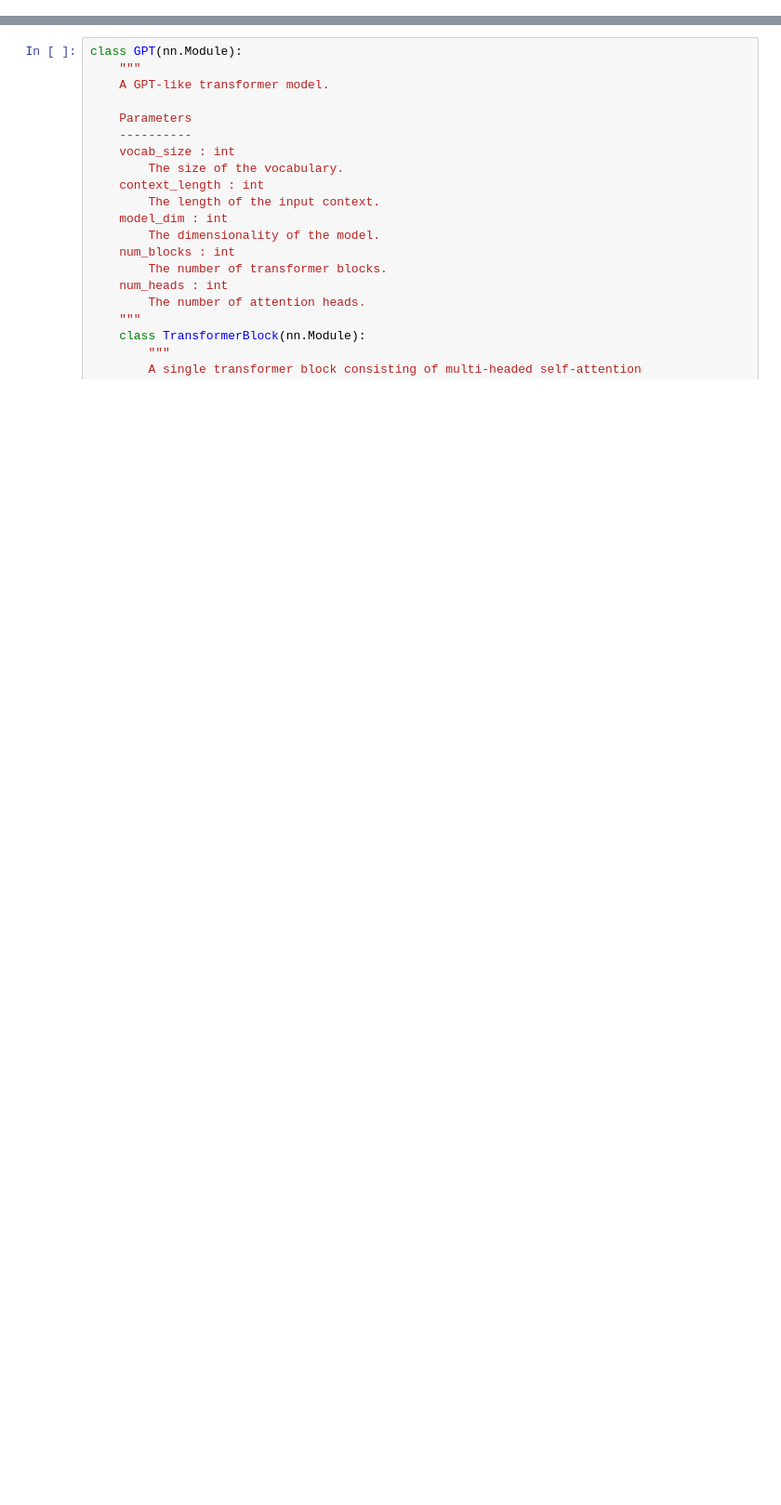
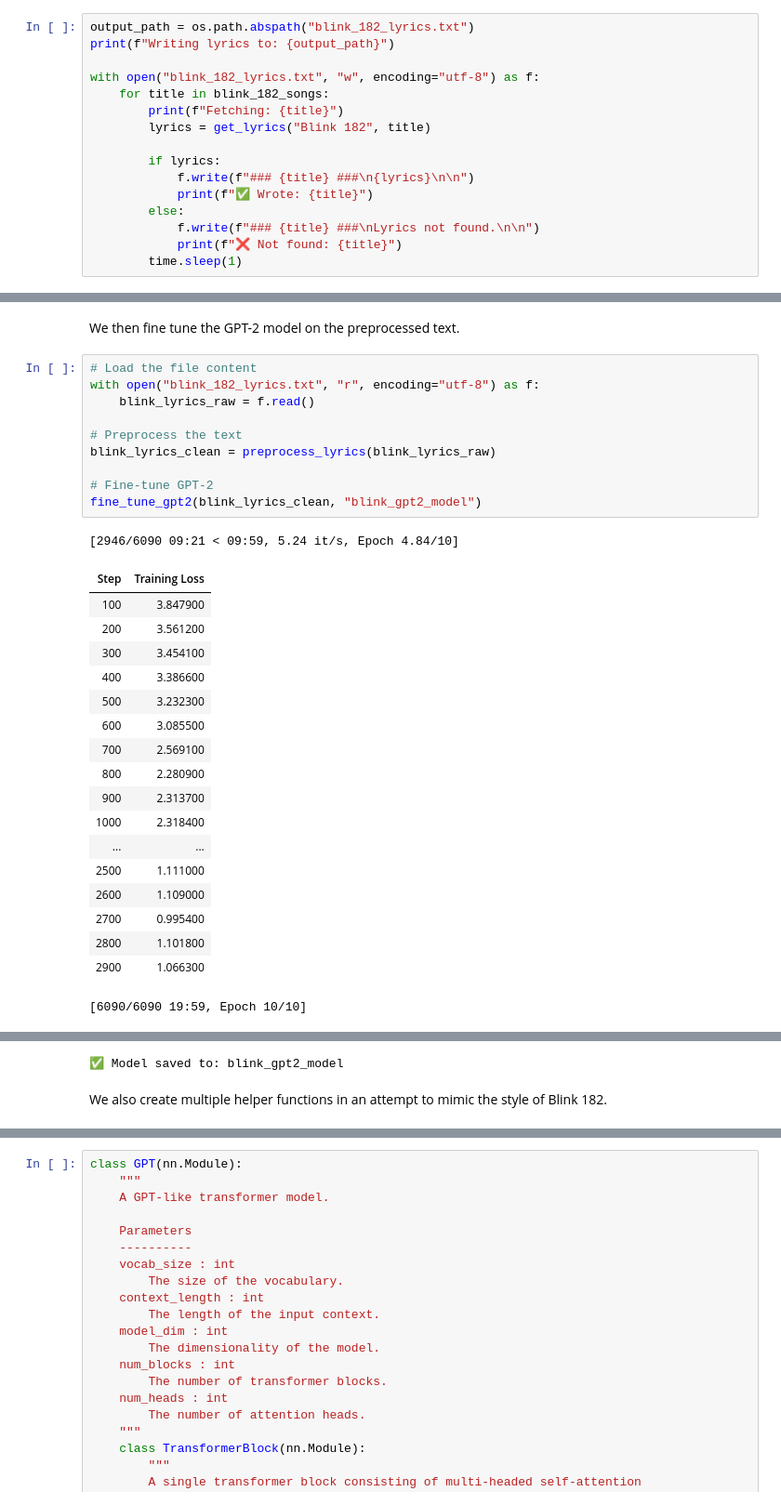
Before and after one commit to matthewshawnkehoe/Data-Science-Machine-Learning-Collaborative-Learning-Group, a Jupyter notebook: LLMs-from-scratch/generate_song_lyrics/Generate_Song_Lyrics.ipynb, the cells around one changed output, grey strips where cells are left out. Shown at 93% size. Drawn from its saved outputs; the diff is of its cells as text; blank space fills up the shorter version.

Commit message:
Updated chapter 4 and generate song lyrics

```diff
--- a/LLMs-from-scratch/generate_song_lyrics/Generate_Song_Lyrics.ipynb
+++ b/LLMs-from-scratch/generate_song_lyrics/Generate_Song_Lyrics.ipynb
@@ -11,0 +202,16 @@ Create the GPT class.
+# %%
+output_path = os.path.abspath("blink_182_lyrics.txt")
+print(f"Writing lyrics to: {output_path}")
+
+with open("blink_182_lyrics.txt", "w", encoding="utf-8") as f:
+    for title in blink_182_songs:
+        print(f"Fetching: {title}")
+        lyrics = get_lyrics("Blink 182", title)
+
+        if lyrics:
+            f.write(f"### {title} ###\n{lyrics}\n\n")
+            print(f"✅ Wrote: {title}")
+        else:
+            f.write(f"### {title} ###\nLyrics not found.\n\n")
+            print(f"❌ Not found: {title}")
+        time.sleep(1)
@@ -11,0 +337,32 @@ Create the GPT class.
+# %% [markdown]
+We then fine tune the GPT-2 model on the preprocessed text.
+# %%
+# Load the file content
+with open("blink_182_lyrics.txt", "r", encoding="utf-8") as f:
+    blink_lyrics_raw = f.read()
+
+# Preprocess the text
+blink_lyrics_clean = preprocess_lyrics(blink_lyrics_raw)
+
+# Fine-tune GPT-2
+fine_tune_gpt2(blink_lyrics_clean, "blink_gpt2_model")
+# %% [output]
+[2946/6090 09:21 < 09:59, 5.24 it/s, Epoch 4.84/10]
+| Step | Training Loss |
+| 100 | 3.847900 |
+| 200 | 3.561200 |
+| 300 | 3.454100 |
+| 400 | 3.386600 |
+| 500 | 3.232300 |
+| 600 | 3.085500 |
+| 700 | 2.569100 |
+| 800 | 2.280900 |
+| 900 | 2.313700 |
+| 1000 | 2.318400 |
+| ... | ... |
+| 2500 | 1.111000 |
+| 2600 | 1.109000 |
+| 2700 | 0.995400 |
+| 2800 | 1.101800 |
+| 2900 | 1.066300 |
+[6090/6090 19:59, Epoch 10/10]
@@ -11,0 +386,3 @@ Create the GPT class.
+✅ Model saved to: blink_gpt2_model
+# %% [markdown]
+We also create multiple helper functions in an attempt to mimic the style of Blink 182.
```
Also changed, not shown: parts of 82 cells of this notebook, 5 other files.
